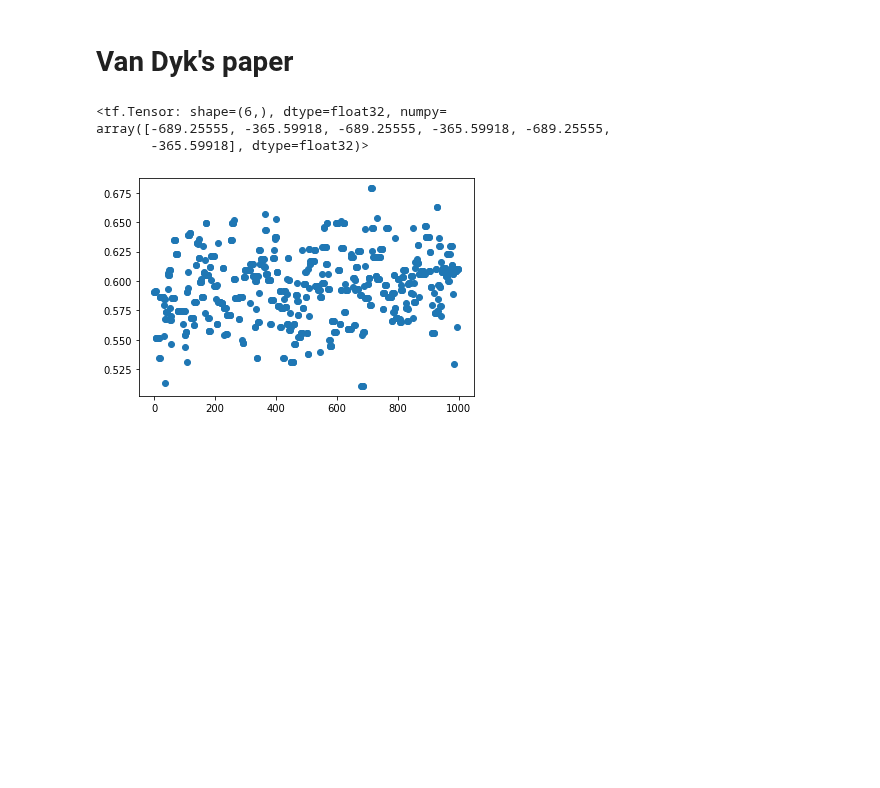
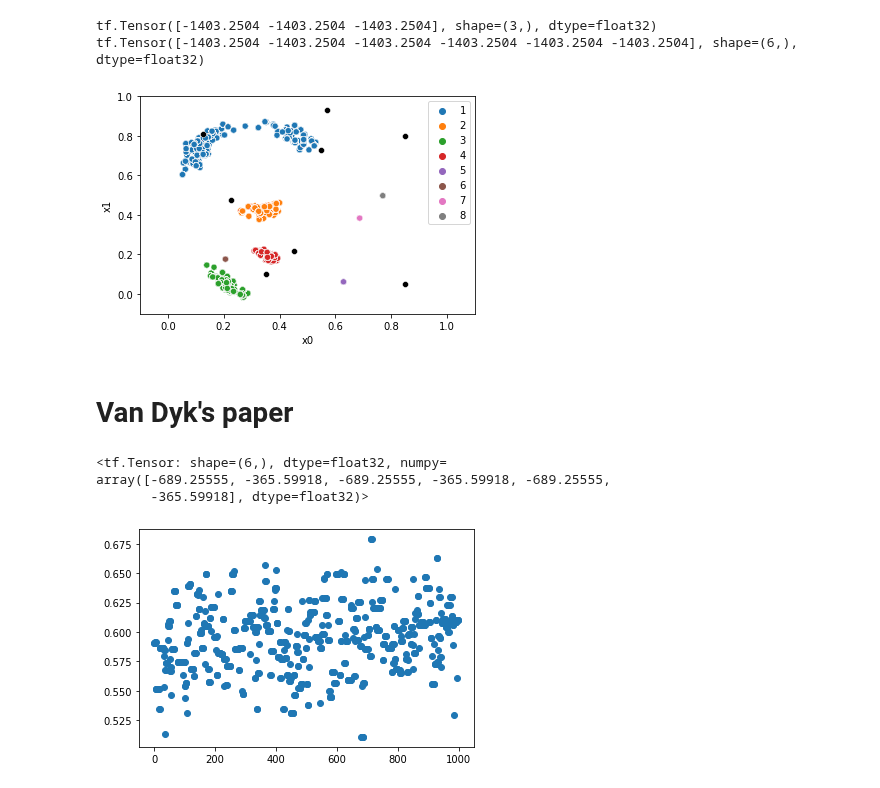
Before and after one commit to XingLLiu/u-stat-high-dim, a Jupyter notebook: sensor_network.ipynb, the cells around one changed output. Drawn from its saved outputs; the diff is of its cells as text; code cells hidden in the pictures; blank space fills up the shorter version.

```diff
--- a/sensor_network.ipynb
+++ b/sensor_network.ipynb
@@ -213,0 +115,23 @@ array([[ 21.54007  ,  42.970703 ,  15.255394 , ..., -11.194353 ,
+# %%
+tf.random.set_seed(1)
+
+loc = tf.random.uniform((1, 16))
+loc2 = tf.concat([loc, loc, loc], axis=0)
+print(log_prob_fn(loc2) - 25.)
+
+loc3 = tf.concat([loc2, loc2], axis=0)
+print(log_prob_fn(loc3) - 25.)
+# %% [output]
+tf.Tensor([-1403.2504 -1403.2504 -1403.2504], shape=(3,), dtype=float32)
+tf.Tensor([-1403.2504 -1403.2504 -1403.2504 -1403.2504 -1403.2504 -1403.2504], shape=(6,), dtype=float32)
+# %%
+dim = 16
+
+n = 200000 # 1000
+# ind = tf.range(start=0, limit=200000, delta=200000//1000)
+# ind = tf.range(start=0, limit=100000, delta=100000//1000)
+ind = range(n)
+
+mcmc_res = pd.read_csv("res/sensors/res_ram2.csv")
+# mcmc_res = pd.read_csv("res/sensors/res_mt2.csv")
+samples_off = tf.constant(mcmc_res.loc[ind].to_numpy(), dtype=tf.float32)
@@ -214,3 +168,7 @@ array([[ 21.54007  ,  42.970703 ,  15.255394 , ..., -11.194353 ,
+# %%
+plot_sensors(samples_off, lims=[-0.1, 1.1, -0.1, 1,1], loc_true=loc_true[:8])
+# %% [output]
+[figure, added]
 # %% [markdown]
 # Van Dyk's paper
 # %%
```
Also changed, not shown: parts of 33 cells of this notebook, 2 other files.
